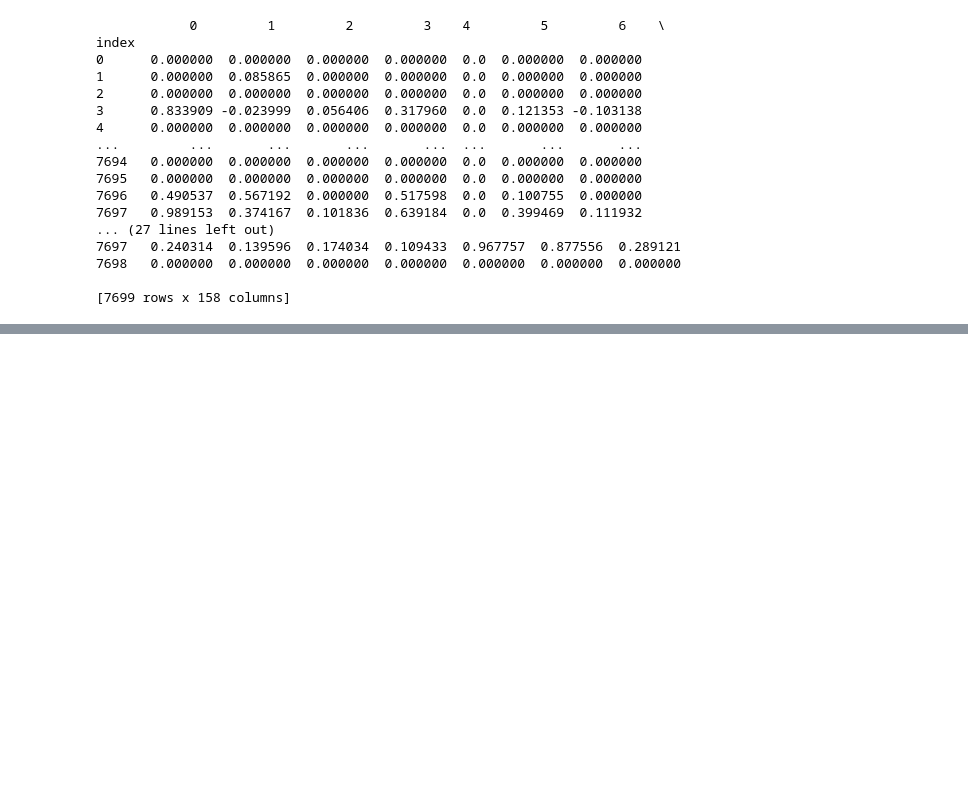
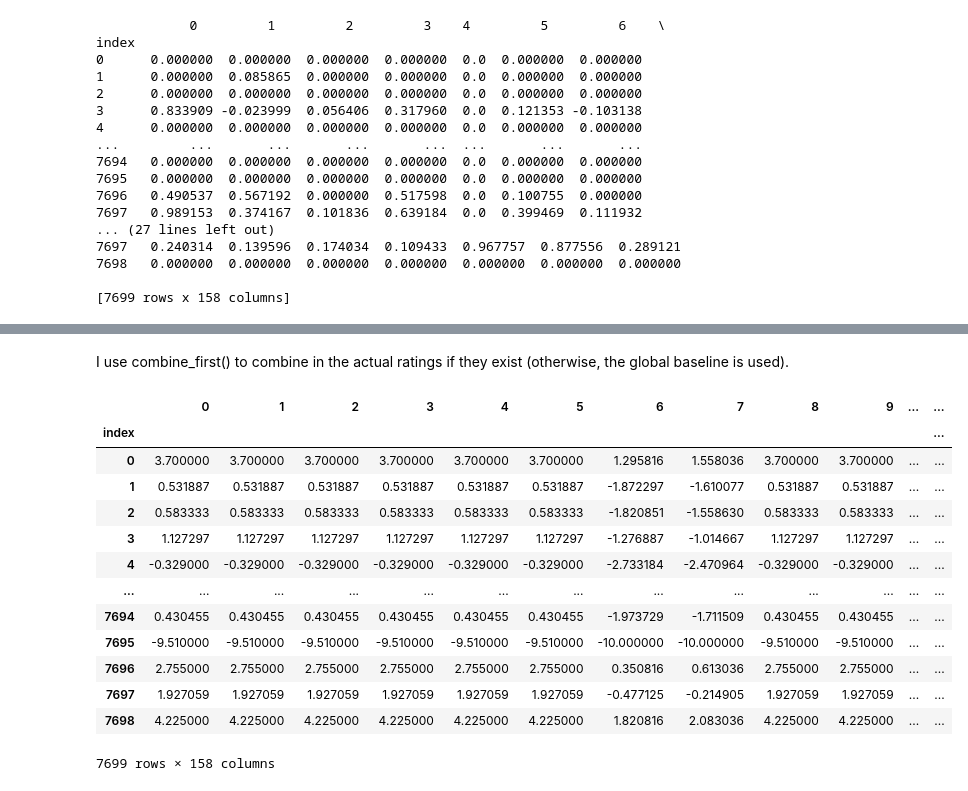
Before and after one commit to koonkimb/Data612, a Jupyter notebook: Project_2/Data 612_Project 2.ipynb, the cells around one changed output, grey strips where cells are left out. Saved outputs shown, nothing was run; the diff lists cells and outputs as text; code cells hidden in the pictures; blank space fills up the shorter version.

```diff
--- a/Project_2/Data 612_Project 2.ipynb
+++ b/Project_2/Data 612_Project 2.ipynb
@@ -528,0 +531,9 @@ Length: 158, dtype: float64
+# %%
+global_baseline = pd.DataFrame(np.ones((7699,158)) * train_means)
+user_bias_0 = user_bias.fillna(0)
+joke_bias_0 = joke_bias.fillna(0)
+global_baseline = global_baseline.add(user_bias_0, axis = 0)
+global_baseline = global_baseline.add(joke_bias_0, axis = 1)
+global_baseline[global_baseline > 10] = 10
+global_baseline[global_baseline < -10] = -10
+global_baseline
@@ -528,0 +554,20 @@ Length: 158, dtype: float64
+# %% [markdown]
+I use combine_first() to combine in the actual ratings if they exist (otherwise, the global baseline is used).
+# %%
+train_with_global_baseline = pivot_train_reindex.combine_first(global_baseline)
+train_with_global_baseline
+# %% [output]
+|  | 0 | 1 | 2 | 3 | 4 | 5 | 6 | 7 | 8 | 9 | ... | ... |
+| index |  |  |  |  |  |  |  |  |  |  |  | ... |
+| 0 | 3.700000 | 3.700000 | 3.700000 | 3.700000 | 3.700000 | 3.700000 | 1.295816 | 1.558036 | 3.700000 | 3.700000 | ... | ... |
+| 1 | 0.531887 | 0.531887 | 0.531887 | 0.531887 | 0.531887 | 0.531887 | -1.872297 | -1.610077 | 0.531887 | 0.531887 | ... | ... |
+| 2 | 0.583333 | 0.583333 | 0.583333 | 0.583333 | 0.583333 | 0.583333 | -1.820851 | -1.558630 | 0.583333 | 0.583333 | ... | ... |
+| 3 | 1.127297 | 1.127297 | 1.127297 | 1.127297 | 1.127297 | 1.127297 | -1.276887 | -1.014667 | 1.127297 | 1.127297 | ... | ... |
+| 4 | -0.329000 | -0.329000 | -0.329000 | -0.329000 | -0.329000 | -0.329000 | -2.733184 | -2.470964 | -0.329000 | -0.329000 | ... | ... |
+| ... | ... | ... | ... | ... | ... | ... | ... | ... | ... | ... | ... | ... |
+| 7694 | 0.430455 | 0.430455 | 0.430455 | 0.430455 | 0.430455 | 0.430455 | -1.973729 | -1.711509 | 0.430455 | 0.430455 | ... | ... |
+| 7695 | -9.510000 | -9.510000 | -9.510000 | -9.510000 | -9.510000 | -9.510000 | -10.000000 | -10.000000 | -9.510000 | -9.510000 | ... | ... |
+| 7696 | 2.755000 | 2.755000 | 2.755000 | 2.755000 | 2.755000 | 2.755000 | 0.350816 | 0.613036 | 2.755000 | 2.755000 | ... | ... |
+| 7697 | 1.927059 | 1.927059 | 1.927059 | 1.927059 | 1.927059 | 1.927059 | -0.477125 | -0.214905 | 1.927059 | 1.927059 | ... | ... |
+| 7698 | 4.225000 | 4.225000 | 4.225000 | 4.225000 | 4.225000 | 4.225000 | 1.820816 | 2.083036 | 4.225000 | 4.225000 | ... | ... |
+7699 rows × 158 columns
```
Also changed, not shown: parts of 79 cells of this notebook.
